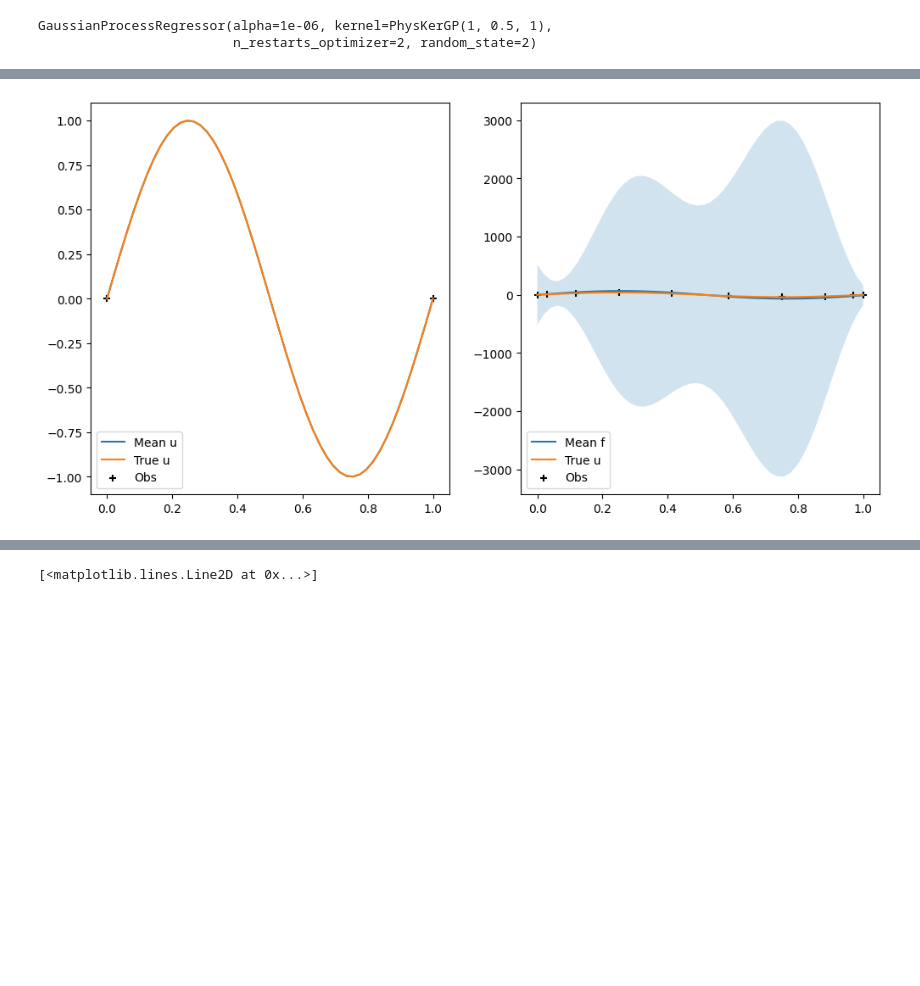
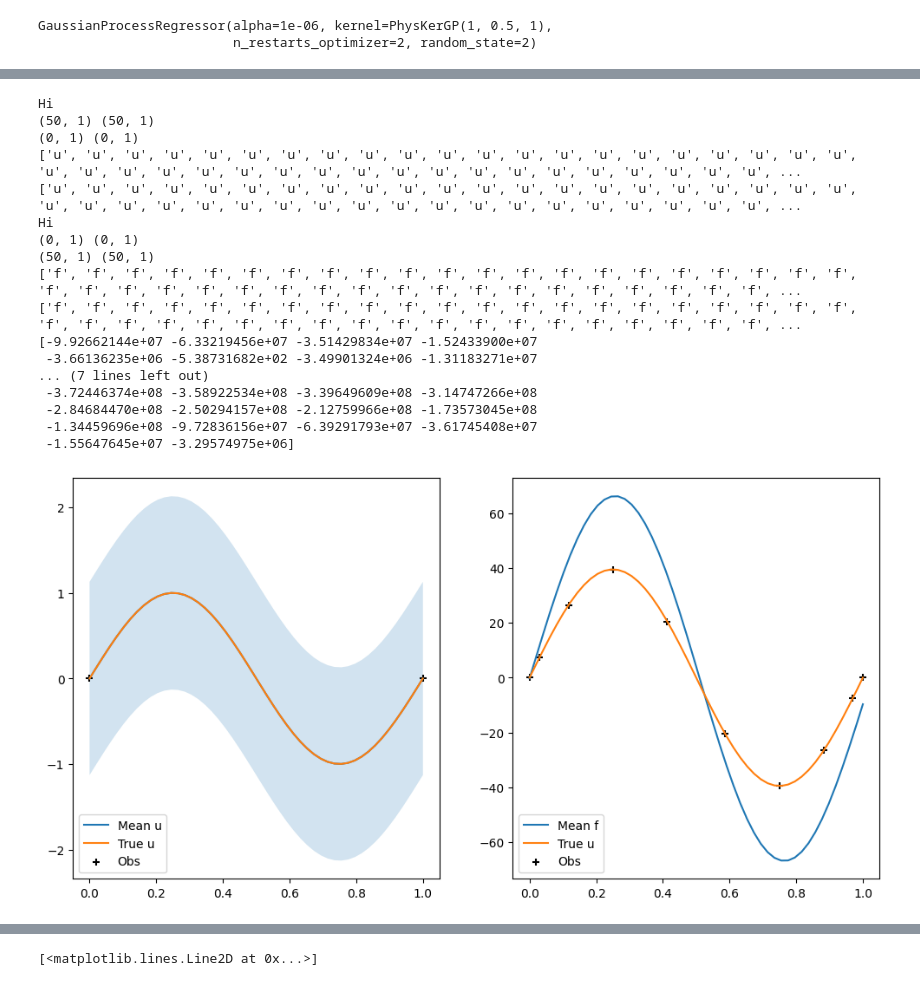
Before and after one commit to Ebajalg/physgp, a Jupyter notebook: Experimenting.ipynb, the cells around one changed output, grey strips where cells are left out. Saved outputs shown, nothing was run; the diff lists cells and outputs as text; code cells hidden in the pictures; blank space fills up the shorter version.

```diff
--- a/Experimenting.ipynb
+++ b/Experimenting.ipynb
@@ -16,7 +16,7 @@ squexp = SquExpKernel(1) # Specifying the prior on u(x,t) ~ GP(0, SquExp)
 L = sympify("-a*Derivative(u, x0, 2)") # Specifying the linear operator
 
 # Specifying information about maxima and minima of u(x,t)
-boundary_ops = [sympify("-Derivative(u, x0)")]
+boundary_ops = [sympify("Derivative(u, x0)")]
 boundary_conds = [lambda x0: x0 in [0,1]]
 
 phys_kernel = PhysKerBase(squexp, L, boundary_ops, boundary_conds)
@@ -36,7 +36,7 @@ phys_kernel.kernel_dictionary()
 phys_kernel_gp = PhysKerGP(phys_kernel,
                            {"a":1, "w0":0.5, "s":1.0},
                            {"a":(1.0,1.0), "w0":(1e-5,200), "s":(1,1)},
-                           sigma=(0.1,1.0))
+                           sigma=(1e-5,1e-5))
 # %%
 true_f = np.vectorize(lambda x : (4*np.pi**2)*np.sin(2*np.pi*x))
 true_u = np.vectorize(lambda x : np.sin(2*np.pi*x))
@@ -76,32 +76,50 @@ gp.kernel_.param_values
 # %%
 import matplotlib.pyplot as plt
 
 fig, ax = plt.subplots(1,2,figsize=(12,6))
 
 N_plot = 50
 X = np.linspace(0, 1, N_plot)
 
 # U_prediction
 u_mean_prediction, u_std_prediction = gp.predict(np.column_stack((np.zeros((N_plot,1)), X)), return_cov=True)
-u_std_prediction = np.diagonal(u_std_prediction)
+u_std_prediction = np.sqrt(np.diagonal(u_std_prediction))
 ax[0].plot(X, u_mean_prediction, label="Mean u")
-#ax[0].fill_between(X, u_mean_prediction-1.96*u_std_prediction, u_mean_prediction+1.96*u_std_prediction, alpha=0.2)
+ax[0].fill_between(X, u_mean_prediction-1.96*u_std_prediction, u_mean_prediction+1.96*u_std_prediction, alpha=0.2)
 ax[0].plot(X, true_u(X), label="True u")
 ax[0].scatter(u_obs, true_u(u_obs), label="Obs", marker='+', color="black")
 ax[0].legend(loc="lower left")
 
 # F_prediction
 f_mean_prediction, f_std_prediction = gp.predict(np.column_stack((np.ones((N_plot,1)), X)), return_cov=True)
-f_std_prediction = np.diagonal(f_std_prediction)
+print(np.diagonal(f_std_prediction))
+f_std_prediction = np.sqrt(np.diagonal(f_std_prediction))
 ax[1].plot(X, f_mean_prediction, label="Mean f")
 ax[1].fill_between(X, f_mean_prediction-1.96*f_std_prediction, f_mean_prediction+1.96*f_std_prediction, alpha=0.2)
 ax[1].plot(X, true_f(X), label="True u")
 ax[1].scatter(f_obs, true_f(f_obs), label="Obs", marker='+', color="black")
 ax[1].legend(loc="lower left")
 
 plt.show()
 # %% [output]
+Hi
+(50, 1) (50, 1)
+(0, 1) (0, 1)
+['u', 'u', 'u', 'u', 'u', 'u', 'u', 'u', 'u', 'u', 'u', 'u', 'u', 'u', 'u', 'u', 'u', 'u', 'u', 'u', 'u', 'u', 'u', 'u', 'u', 'u', 'u', 'u', 'u', 'u', 'u', 'u', 'u', 'u', 'u', 'u', 'u', 'u', 'u', 'u', ...
+['u', 'u', 'u', 'u', 'u', 'u', 'u', 'u', 'u', 'u', 'u', 'u', 'u', 'u', 'u', 'u', 'u', 'u', 'u', 'u', 'u', 'u', 'u', 'u', 'u', 'u', 'u', 'u', 'u', 'u', 'u', 'u', 'u', 'u', 'u', 'u', 'u', 'u', 'u', 'u', ...
+Hi
+(0, 1) (0, 1)
+(50, 1) (50, 1)
+['f', 'f', 'f', 'f', 'f', 'f', 'f', 'f', 'f', 'f', 'f', 'f', 'f', 'f', 'f', 'f', 'f', 'f', 'f', 'f', 'f', 'f', 'f', 'f', 'f', 'f', 'f', 'f', 'f', 'f', 'f', 'f', 'f', 'f', 'f', 'f', 'f', 'f', 'f', 'f', ...
+['f', 'f', 'f', 'f', 'f', 'f', 'f', 'f', 'f', 'f', 'f', 'f', 'f', 'f', 'f', 'f', 'f', 'f', 'f', 'f', 'f', 'f', 'f', 'f', 'f', 'f', 'f', 'f', 'f', 'f', 'f', 'f', 'f', 'f', 'f', 'f', 'f', 'f', 'f', 'f', ...
+[-9.92662144e+07 -6.33219456e+07 -3.51429834e+07 -1.52433900e+07
+ -3.66136235e+06 -5.38731682e+02 -3.49901324e+06 -1.31183271e+07
+... (7 lines left out)
+ -3.72446374e+08 -3.58922534e+08 -3.39649609e+08 -3.14747266e+08
+ -2.84684470e+08 -2.50294157e+08 -2.12759966e+08 -1.73573045e+08
+ -1.34459696e+08 -9.72836156e+07 -6.39291793e+07 -3.61745408e+07
+ -1.55647645e+07 -3.29574975e+06]
-[figure, old version]
+[figure, new version]
 # %%
 print(phys_kernel.label_matrix((X.reshape(-1,1),np.array([[]])), (np.array([u_obs]).T, np.array([f_obs]).T)))
 # %% [output]
```
Also changed, not shown: parts of 2 cells of this notebook, 1 other file.
